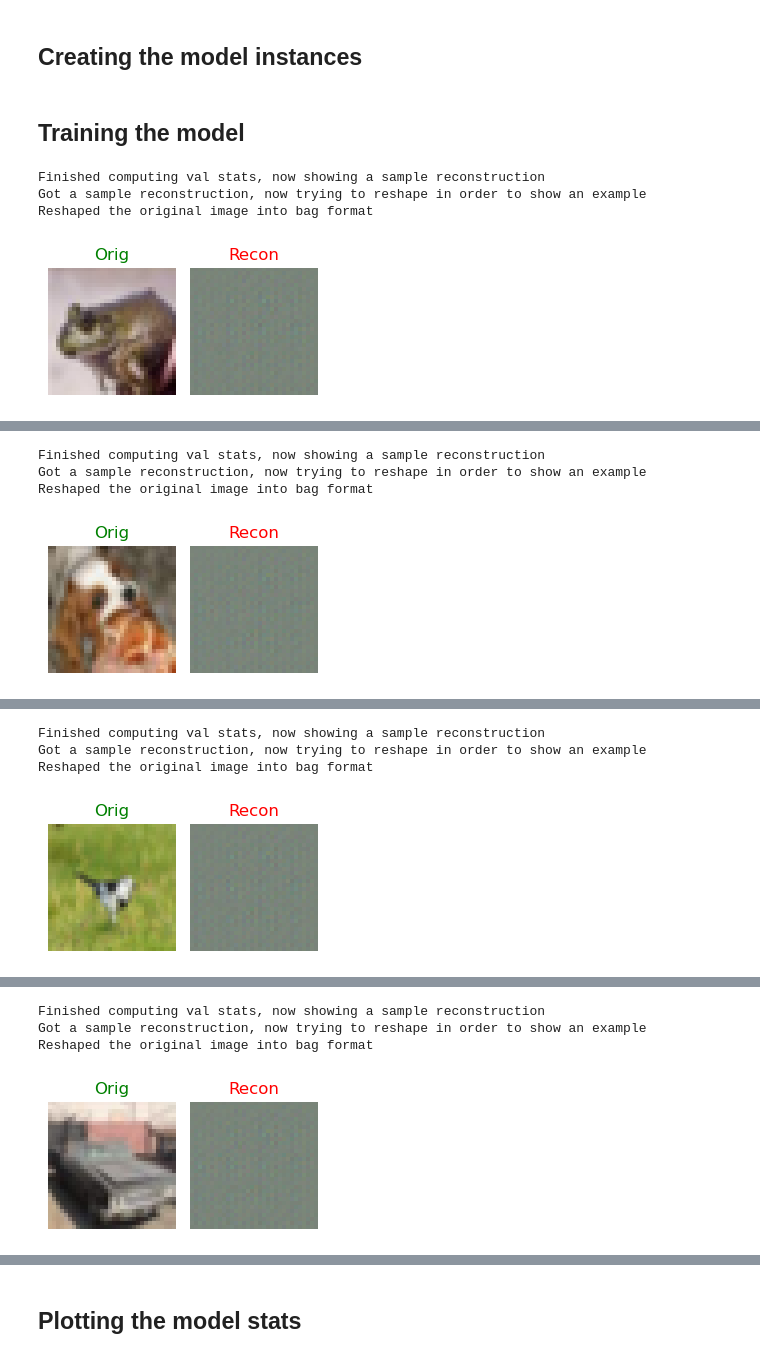
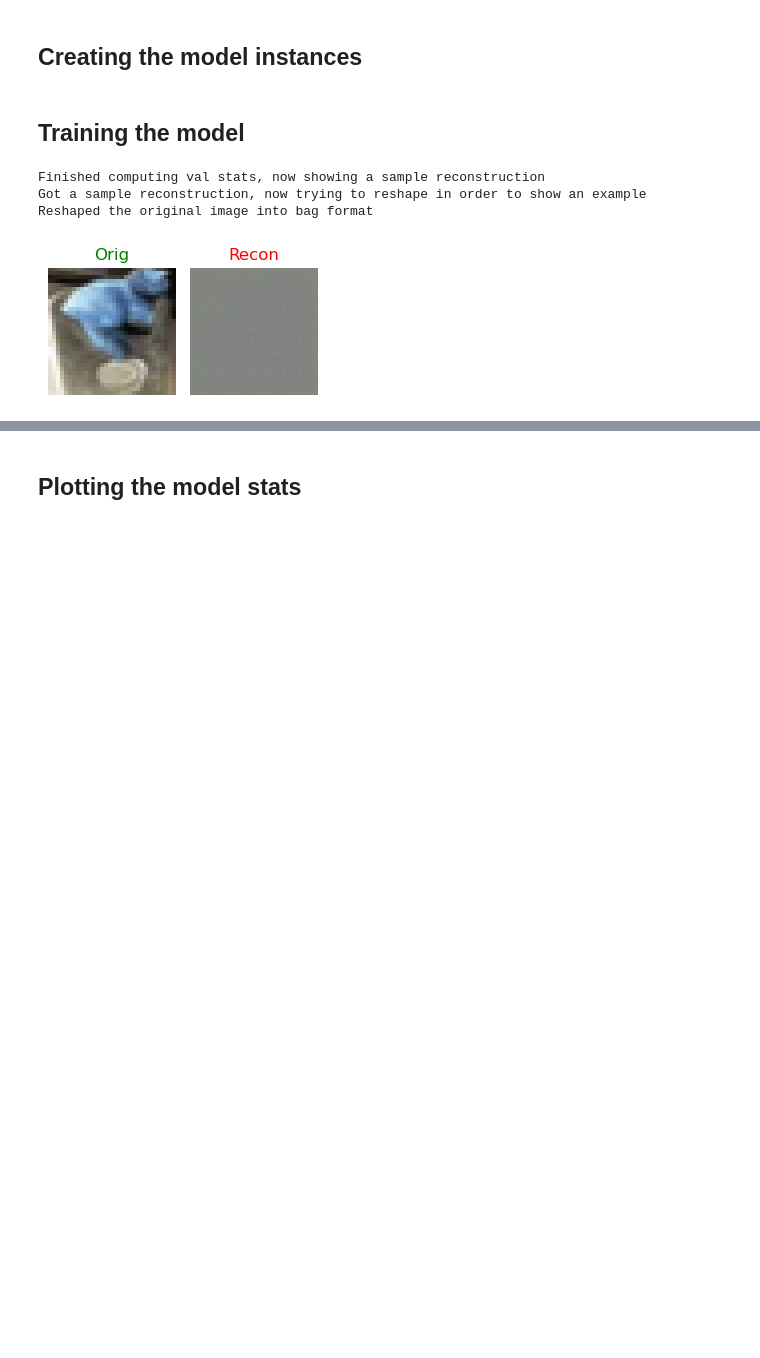
Before and after one commit to ParasharaRamesh/NUS-CS5242-Neural-Networks-and-Deep-Learning, a Jupyter notebook: Assignment 3 (CIFAR Clustering)/My test code/test.ipynb, the cells around one changed output, grey strips where cells are left out. Saved outputs shown, nothing was run; the diff lists cells and outputs as text; code cells hidden in the pictures; blank space fills up the shorter version.

```diff
--- a/Assignment 3 (CIFAR Clustering)/My test code/test.ipynb
+++ b/Assignment 3 (CIFAR Clustering)/My test code/test.ipynb
@@ -120,10 +120,10 @@ ucc_trainer = UCCTrainer(experiment1, autoencoder_ucc_model, ucc_predictor_model
 # %% [markdown]
 ## Training the model
 # %%
-exp1_epoch_numbers, exp1_training_ae_losses, exp1_training_ucc_losses, exp1_training_losses, exp1_training_ucc_accuracies, exp1_val_ae_losses, exp1_val_ucc_losses, exp1_val_losses, exp1_val_ucc_accuracies = ucc_trainer.train(4, epoch_saver_count=6)
+exp1_epoch_numbers, exp1_training_ae_losses, exp1_training_ucc_losses, exp1_training_losses, exp1_training_ucc_accuracies, exp1_val_ae_losses, exp1_val_ucc_losses, exp1_val_losses, exp1_val_ucc_accuracies = ucc_trainer.train(1, epoch_saver_count=6)
 # %% [output]
 Finished computing val stats, now showing a sample reconstruction
 Got a sample reconstruction, now trying to reshape in order to show an example
 Reshaped the original image into bag format
-[figure, old version]
+[figure, new version]
 # Epoch 1
@@ -132,5 +132 @@ Reshaped the original image into bag format
 ------------------------------------------------------------
-Finished computing val stats, now showing a sample reconstruction
-Got a sample reconstruction, now trying to reshape in order to show an example
-Reshaped the original image into bag format
-[figure, removed]
@@ -141,4 +132,0 @@ Reshaped the original image into bag format
-Finished computing val stats, now showing a sample reconstruction
-Got a sample reconstruction, now trying to reshape in order to show an example
-Reshaped the original image into bag format
-[figure, removed]
@@ -149,4 +132,0 @@ Reshaped the original image into bag format
-Finished computing val stats, now showing a sample reconstruction
-Got a sample reconstruction, now trying to reshape in order to show an example
-Reshaped the original image into bag format
-[figure, removed]
```
Also changed, not shown: parts of 11 cells of this notebook, 4 other files.
